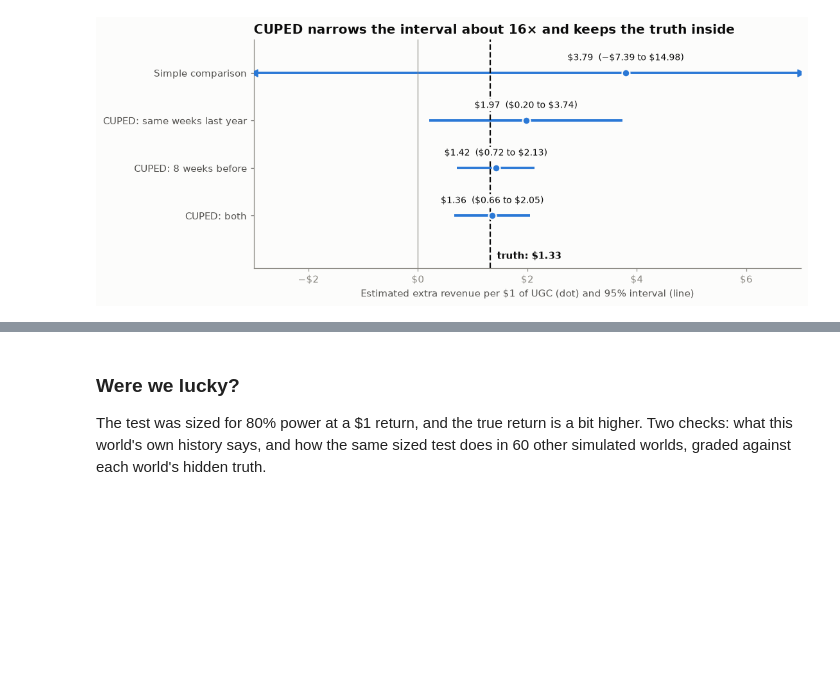
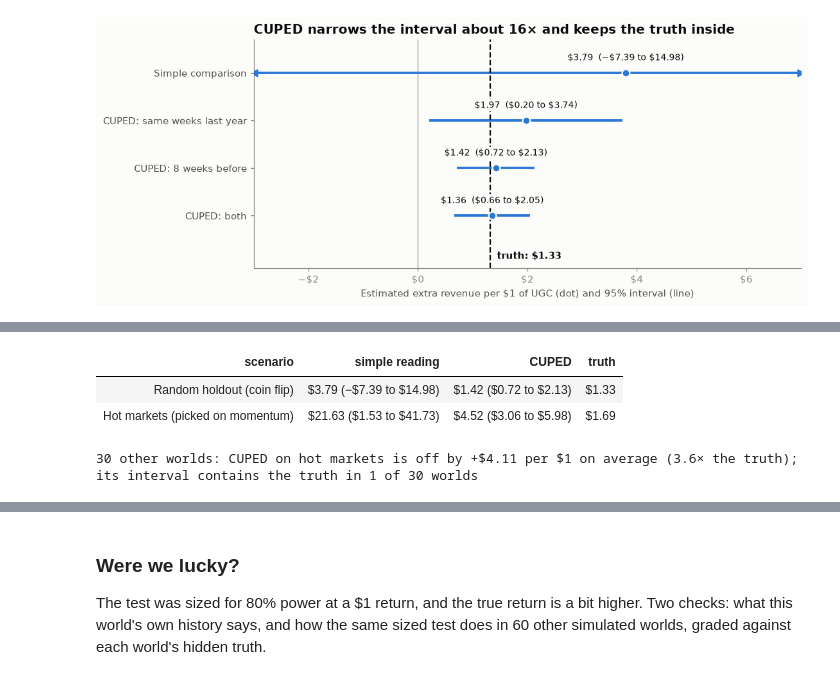
Before and after one commit to menni99/incrementality-mmm-lab, a Jupyter notebook: incrementality.ipynb, the cells around one changed output, grey strips where cells are left out. Drawn from its saved outputs; the diff is of its cells as text; code cells hidden in the pictures; blank space fills up the shorter version.

```diff
--- a/incrementality.ipynb
+++ b/incrementality.ipynb
@@ -1713,0 +1718,37 @@ plot_intervals(experiment, truth_holdout, "CUPED narrows the interval about 16×
+# %%
+def readings(p, end):
+    """The simple and CUPED readings of one scenario's data, each as (estimate, low, high) per $1 of UGC."""
+    d = analyst_view(p)
+    r = region_table(d).assign(during=window_sales(d, LAUNCH, end))
+    k = dict(n_treated=r["treated"].sum(), budget=r["ugc_spend"].sum())
+    return {"simple": iroas_from(smf.ols("during ~ treated", data=r).fit(cov_type="HC1"), **k),
+            "CUPED": iroas_from(smf.ols("during ~ treated + before", data=r).fit(cov_type="HC1"), **k)}
+
+
+same_reading = {
+    "Random holdout (coin flip)": (readings(panel_holdout, COOLDOWN_END), truth_holdout),
+    "Hot markets (picked on momentum)": (readings(panel_hot, YEAR_END), truth_hot),   # outcome window to year end, as in section 7
+}
+fmt = lambda r: "{} ({} to {})".format(*map(usd, r))
+pd.DataFrame([{"scenario": s, "simple reading": fmt(r["simple"]), "CUPED": fmt(r["CUPED"]), "truth": usd(t)}
+              for s, (r, t) in same_reading.items()]).style.hide(axis="index")
+# %% [output]
+| scenario | simple reading | CUPED | truth |
+| Random holdout (coin flip) | $3.79 (−$7.39 to $14.98) | $1.42 ($0.72 to $2.13) | $1.33 |
+| Hot markets (picked on momentum) | $21.63 ($1.53 to $41.73) | $4.52 ($3.06 to $5.98) | $1.69 |
+# %%
+# Answer key (hidden truth): the same CUPED reading on hot markets in 30 other worlds.
+def cuped_on_hot_markets(seed):
+    """CUPED on one simulated hot-markets world, graded against that world's truth."""
+    _, p = simulate_world(replace(cfg, seed=seed), scenario=hot_markets_scenario)
+    est, low, high = readings(p, YEAR_END)["CUPED"]
+    truth = true_iroas(p, "ugc")
+    return {"error": est - truth, "ratio": est / truth, "truth inside interval": low <= truth <= high}
+
+
+hot_cuped = pd.DataFrame([cuped_on_hot_markets(seed) for seed in range(30)])
+print(f"30 other worlds: CUPED on hot markets is off by {signed_usd(hot_cuped['error'].mean())} per $1 on average "
+      f"({hot_cuped['ratio'].mean():.1f}× the truth); its interval contains the truth in "
+      f"{hot_cuped['truth inside interval'].sum()} of 30 worlds")
+# %% [output]
+30 other worlds: CUPED on hot markets is off by +$4.11 per $1 on average (3.6× the truth); its interval contains the truth in 1 of 30 worlds
```
Also changed, not shown: parts of 18 cells of this notebook, 1 other file.
